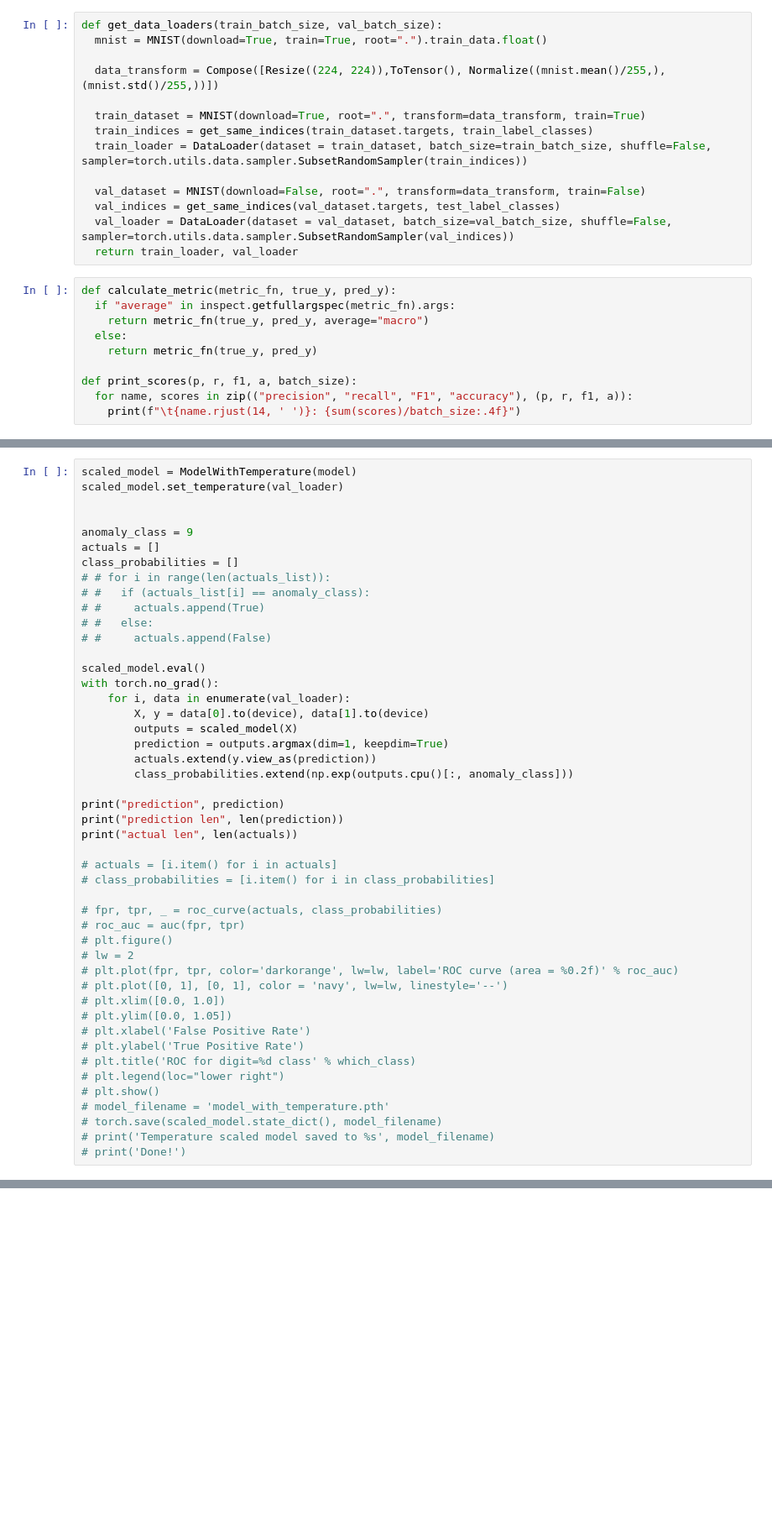
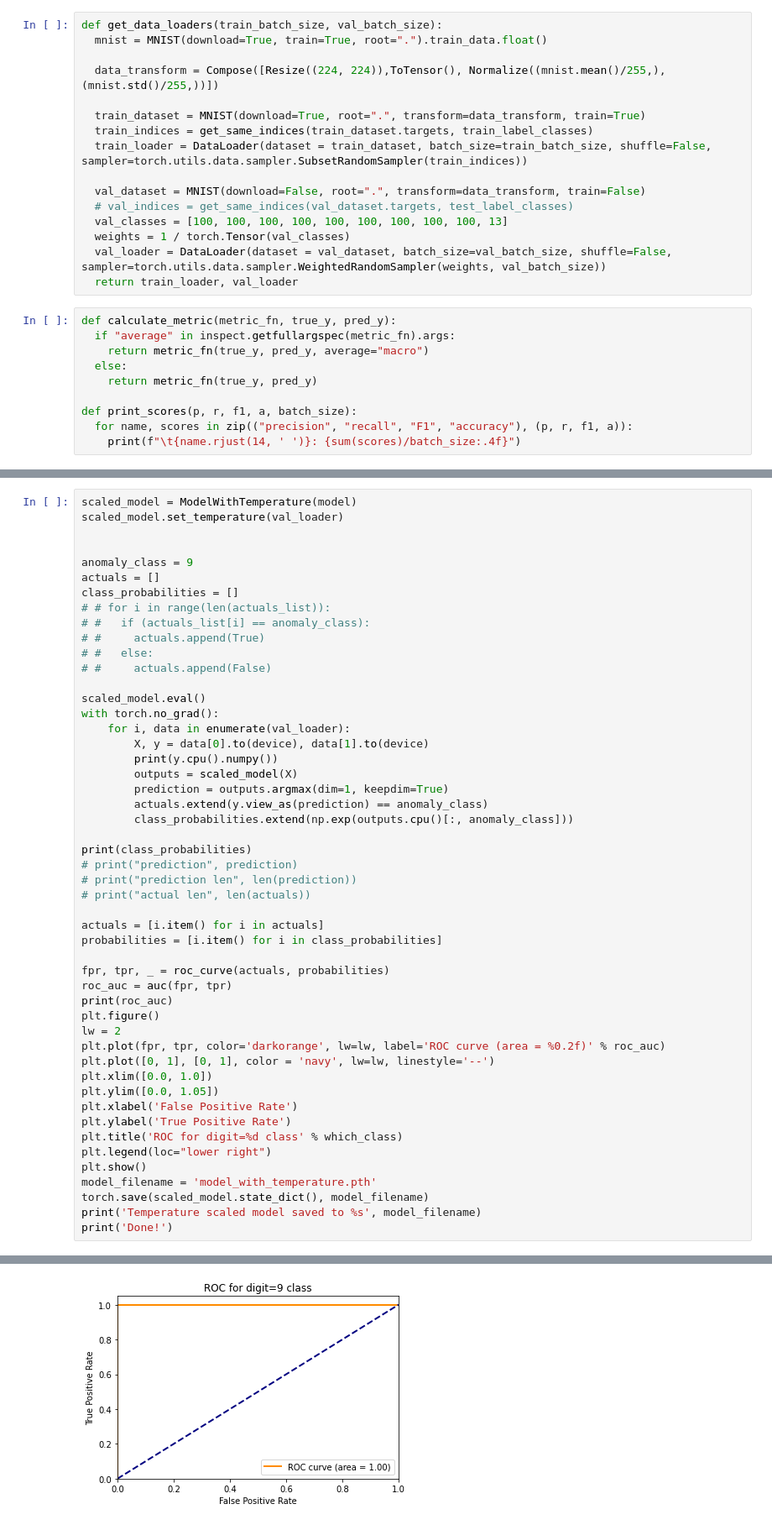
Before and after one commit to yoonkim97/pytorch-resnet-mnist, a Jupyter notebook: MNISTResNet.ipynb, the cells around one changed output, grey strips where cells are left out. Shown at 84% size. Drawn from its saved outputs; the diff is of its cells as text; blank space fills up the shorter version.

```diff
--- a/MNISTResNet.ipynb
+++ b/MNISTResNet.ipynb
@@ -60,8 +62,10 @@ def get_data_loaders(train_batch_size, val_batch_size):
   train_loader = DataLoader(dataset = train_dataset, batch_size=train_batch_size, shuffle=False, sampler=torch.utils.data.sampler.SubsetRandomSampler(train_indices))
 
   val_dataset = MNIST(download=False, root=".", transform=data_transform, train=False)
-  val_indices = get_same_indices(val_dataset.targets, test_label_classes)
-  val_loader = DataLoader(dataset = val_dataset, batch_size=val_batch_size, shuffle=False, sampler=torch.utils.data.sampler.SubsetRandomSampler(val_indices))
+  # val_indices = get_same_indices(val_dataset.targets, test_label_classes)
+  val_classes = [100, 100, 100, 100, 100, 100, 100, 100, 100, 13]
+  weights = 1 / torch.Tensor(val_classes)
+  val_loader = DataLoader(dataset = val_dataset, batch_size=val_batch_size, shuffle=False, sampler=torch.utils.data.sampler.WeightedRandomSampler(weights, val_batch_size))
   return train_loader, val_loader
 # %%
 def calculate_metric(metric_fn, true_y, pred_y):
@@ -357,33 +411,36 @@ scaled_model.eval()
 with torch.no_grad():
     for i, data in enumerate(val_loader):
         X, y = data[0].to(device), data[1].to(device)
+        print(y.cpu().numpy())
         outputs = scaled_model(X)
         prediction = outputs.argmax(dim=1, keepdim=True)
-        actuals.extend(y.view_as(prediction))
+        actuals.extend(y.view_as(prediction) == anomaly_class)
         class_probabilities.extend(np.exp(outputs.cpu()[:, anomaly_class]))
 
-print("prediction", prediction)
-print("prediction len", len(prediction))
-print("actual len", len(actuals))
+print(class_probabilities)
+# print("prediction", prediction)
+# print("prediction len", len(prediction))
+# print("actual len", len(actuals))
 
-# actuals = [i.item() for i in actuals]
-# class_probabilities = [i.item() for i in class_probabilities]
+actuals = [i.item() for i in actuals]
+probabilities = [i.item() for i in class_probabilities]
 
-# fpr, tpr, _ = roc_curve(actuals, class_probabilities)
-# roc_auc = auc(fpr, tpr)
-# plt.figure()
-# lw = 2
-# plt.plot(fpr, tpr, color='darkorange', lw=lw, label='ROC curve (area = %0.2f)' % roc_auc)
-# plt.plot([0, 1], [0, 1], color = 'navy', lw=lw, linestyle='--')
-# plt.xlim([0.0, 1.0])
-# plt.ylim([0.0, 1.05])
-# plt.xlabel('False Positive Rate')
-# plt.ylabel('True Positive Rate')
-# plt.title('ROC for digit=%d class' % which_class)
-# plt.legend(loc="lower right")
-# plt.show()
-# model_filename = 'model_with_temperature.pth'
-# torch.save(scaled_model.state_dict(), model_filename)
-# print('Temperature scaled model saved to %s', model_filename)
-# print('Done!')
+fpr, tpr, _ = roc_curve(actuals, probabilities)
+roc_auc = auc(fpr, tpr)
+print(roc_auc)
+plt.figure()
+lw = 2
+plt.plot(fpr, tpr, color='darkorange', lw=lw, label='ROC curve (area = %0.2f)' % roc_auc)
+plt.plot([0, 1], [0, 1], color = 'navy', lw=lw, linestyle='--')
+plt.xlim([0.0, 1.0])
+plt.ylim([0.0, 1.05])
+plt.xlabel('False Positive Rate')
+plt.ylabel('True Positive Rate')
+plt.title('ROC for digit=%d class' % which_class)
+plt.legend(loc="lower right")
+plt.show()
+model_filename = 'model_with_temperature.pth'
+torch.save(scaled_model.state_dict(), model_filename)
+print('Temperature scaled model saved to %s', model_filename)
+print('Done!')
 # %% [output]
@@ -406,0 +464 @@ actual len 10000
+[figure, added]
```
Also changed, not shown: parts of 5 cells of this notebook.
